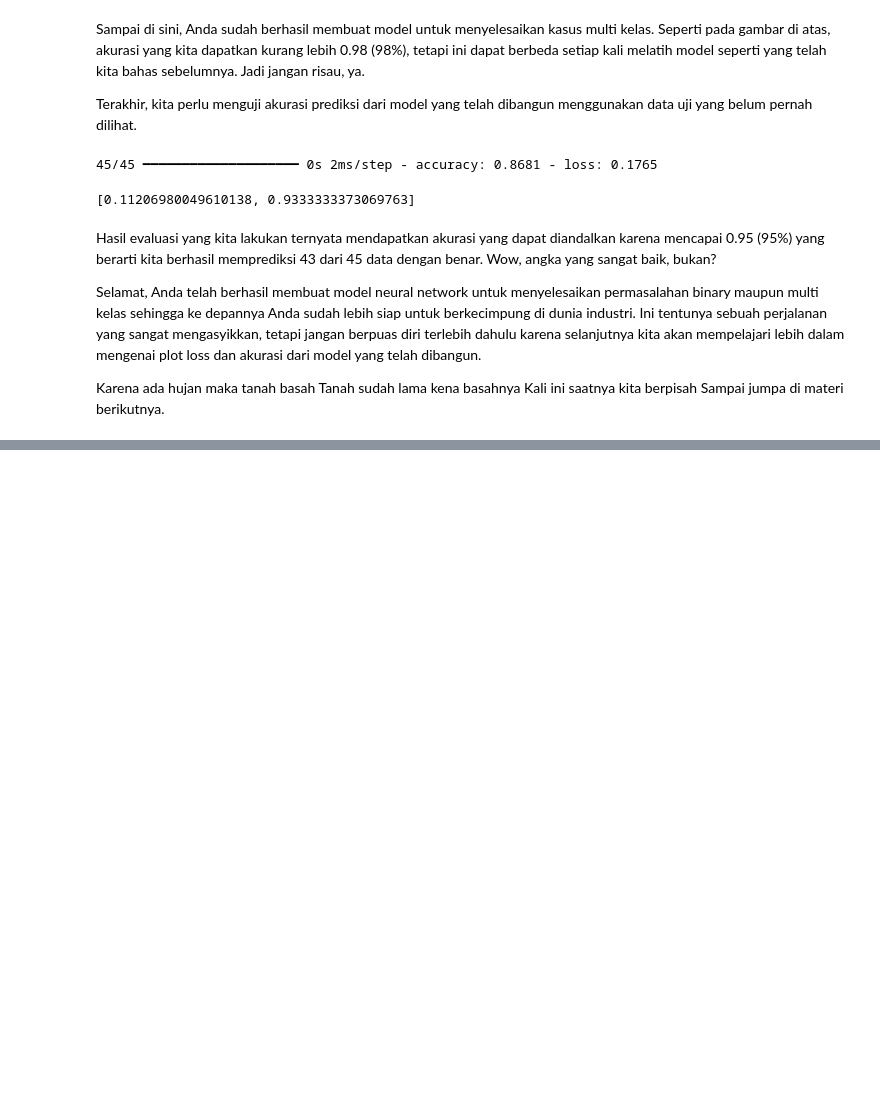
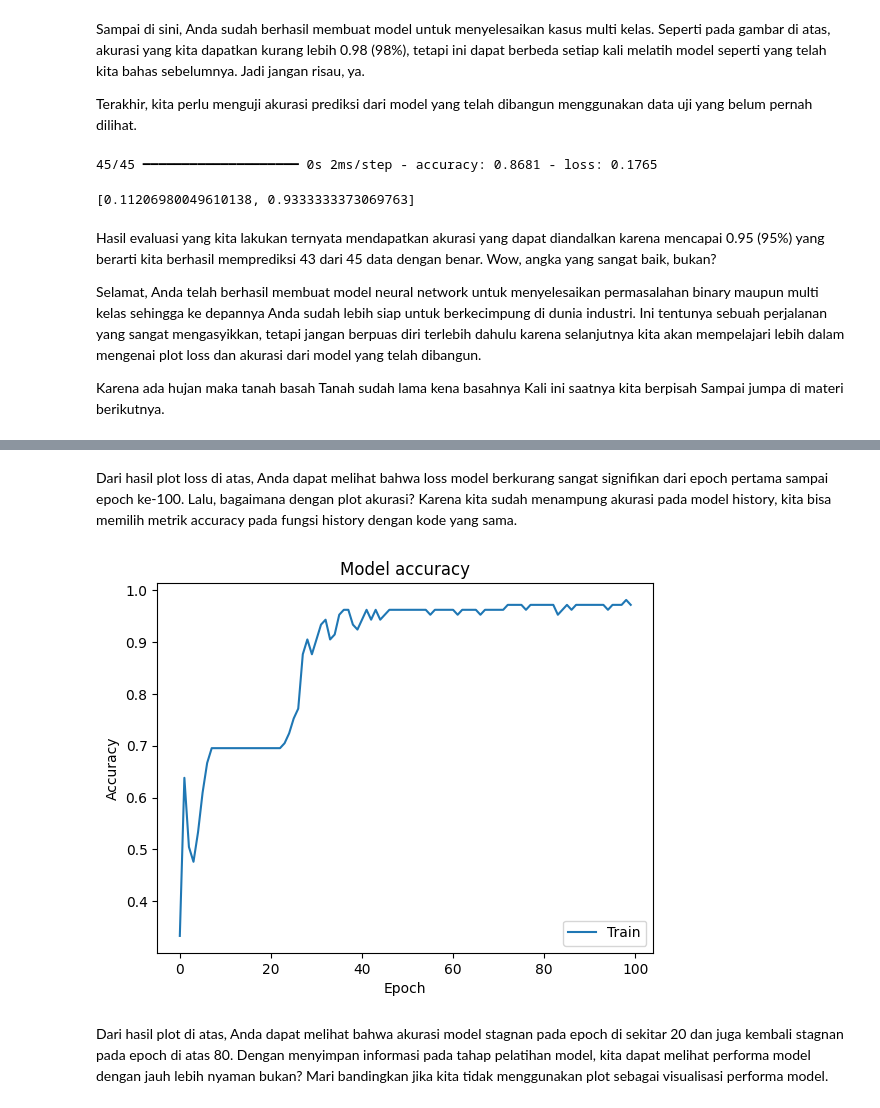
Before and after one commit to AliefGr/Deep-Learning-1, a Jupyter notebook: Membuat_dan_Melatih_Model_untuk_Klasifikasi_Banyak_Kelas.ipynb, the cells around one changed output, grey strips where cells are left out. Drawn from its saved outputs; the diff is of its cells as text; code cells hidden in the pictures; blank space fills up the shorter version.

```diff
--- a/Membuat_dan_Melatih_Model_untuk_Klasifikasi_Banyak_Kelas.ipynb
+++ b/Membuat_dan_Melatih_Model_untuk_Klasifikasi_Banyak_Kelas.ipynb
@@ -199,0 +217,13 @@ NameError: name 'plt' is not defined
+# %% [markdown]
+Dari hasil plot loss di atas, Anda dapat melihat bahwa loss model berkurang sangat signifikan dari epoch pertama sampai epoch ke-100. Lalu, bagaimana dengan plot akurasi? Karena kita sudah menampung akurasi pada model history, kita bisa memilih metrik accuracy pada fungsi history dengan kode yang sama.
+# %%
+plt.plot(hist.history['accuracy'])
+plt.title('Model accuracy')
+plt.ylabel('Accuracy')
+plt.xlabel('Epoch')
+plt.legend(['Train'], loc='lower right')
+plt.show()
+# %% [output]
+[figure, added]
+# %% [markdown]
+Dari hasil plot di atas, Anda dapat melihat bahwa akurasi model stagnan pada epoch di sekitar 20 dan juga kembali stagnan pada epoch di atas 80. Dengan menyimpan informasi pada tahap pelatihan model, kita dapat melihat performa model dengan jauh lebih nyaman bukan? Mari bandingkan jika kita tidak menggunakan plot sebagai visualisasi performa model.
```
Also changed, not shown: parts of 3 cells of this notebook.
